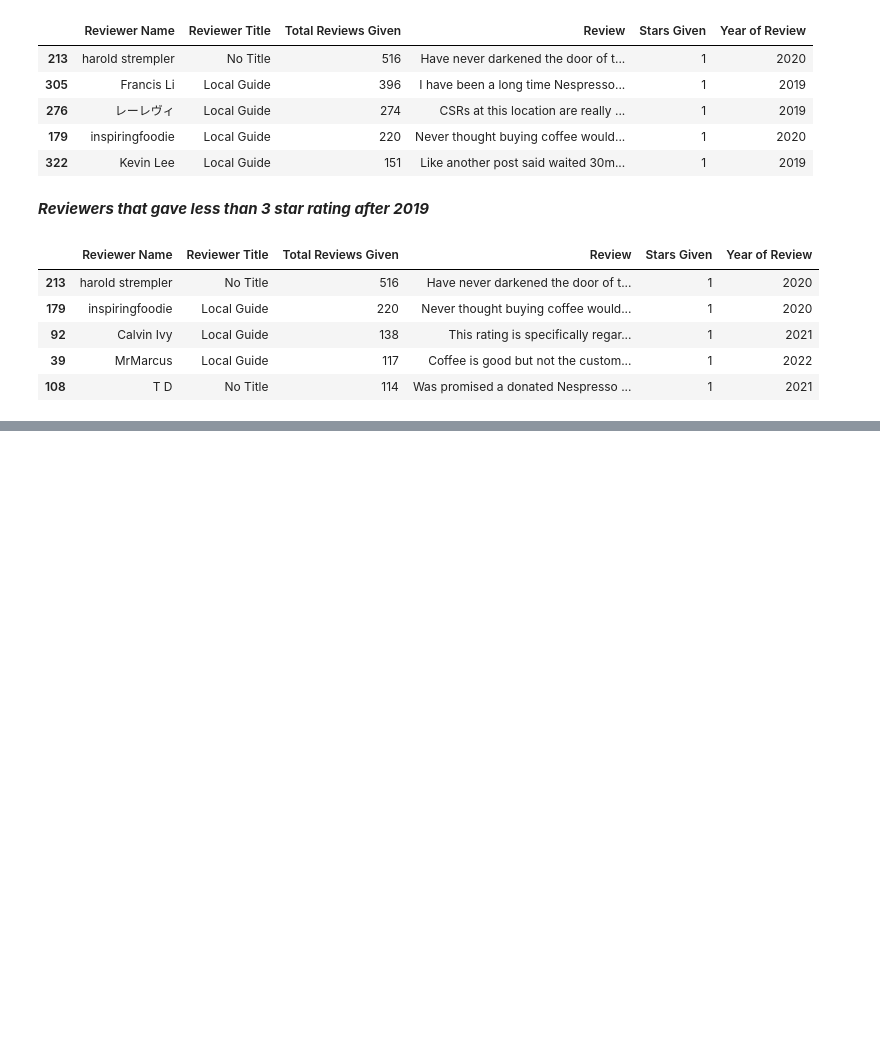
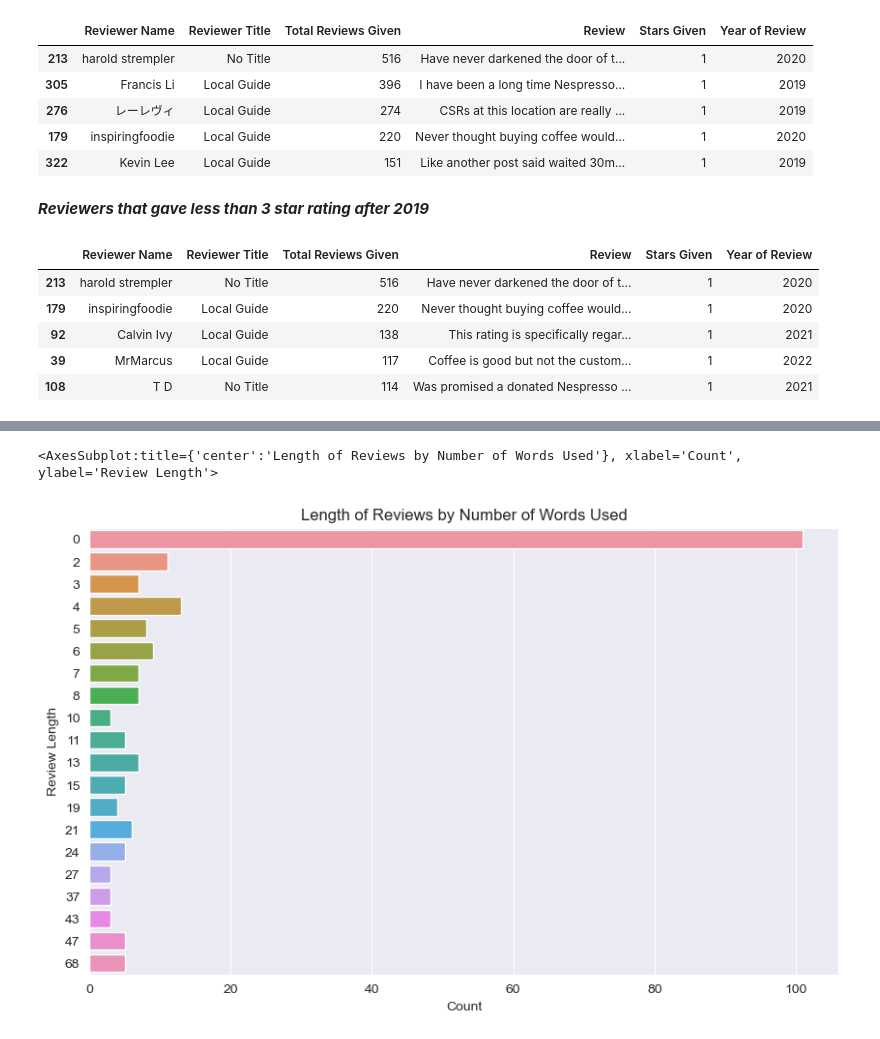
Before and after one commit to kjeshang/NespressoMetropolisCustomerReviewAnalysis, a Jupyter notebook: 3_EDA.ipynb, the cells around one changed output, grey strips where cells are left out. Cells and saved outputs as stored; diff of their text form; code cells hidden in the pictures; blank space fills up the shorter version.

```diff
--- a/3_EDA.ipynb
+++ b/3_EDA.ipynb
@@ -360,0 +390,18 @@ get_topReviewers_with_most_least_reviewsGiven(
+# %%
+def plot_reviewLengths(df, limit, column, title):
+    df_reviewLen = get_reviewLengths(df, column);
+    fig, ax = plt.subplots(figsize=(10,6));
+    if limit == None:
+        limit = len(df_reviewLen)+1;
+    ax = sns.barplot(data=df_reviewLen[0:limit],
+                     x=df_reviewLen.columns.tolist()[1],
+                     y=df_reviewLen.columns.tolist()[0],
+                     orient="h"
+                    );
+    ax.set(title=title);
+    return ax;
+
+plot_reviewLengths(df, 20, 'Review', 'Length of Reviews by Number of Words Used')
+# %% [output]
+<AxesSubplot:title={'center':'Length of Reviews by Number of Words Used'}, xlabel='Count', ylabel='Review Length'>
+[figure, added]
```
Also changed, not shown: parts of 5 cells of this notebook, 3 other files.
